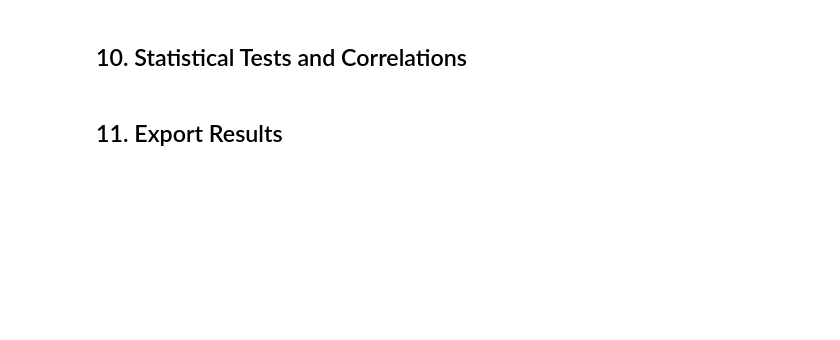
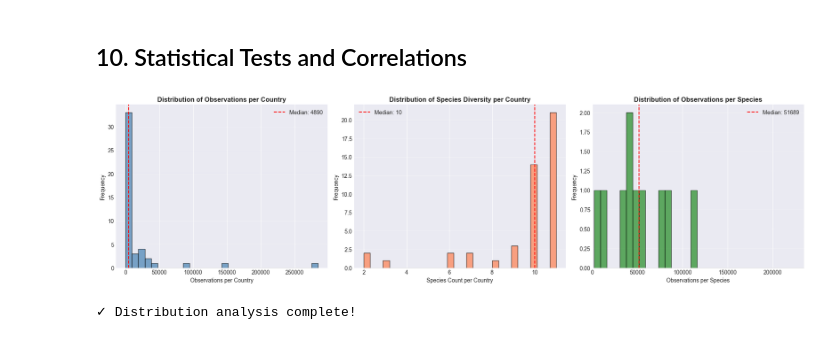
Before and after one commit to Miaaaac/ceu-ds-project-groupB-2026, a Jupyter notebook: ebird/migra_european_bird_analysis.ipynb, the cells around one changed output. Drawn from its saved outputs; the diff is of its cells as text; code cells hidden in the pictures; blank space fills up the shorter version.

```diff
--- a/ebird/migra_european_bird_analysis.ipynb
+++ b/ebird/migra_european_bird_analysis.ipynb
@@ -468,15 +467,15 @@ Country Code           Country Name  Total Observations  Unique Species  Unique
 ## 5. Species Analysis
 # %%
 # Species statistics
-species_stats = combined_df.groupby(['speciesCode', 'comName', 'sciName']).agg({
-    'obsId': 'count',
-    'countryCode': 'nunique',
-    'locId': 'nunique',
+species_stats = combined_df.groupby(['COMMON NAME', 'SCIENTIFIC NAME']).agg({
+    'SAMPLING EVENT IDENTIFIER': 'count',
+    'COUNTRY CODE': 'nunique',
+    'STATE CODE': 'nunique',
     'howMany': lambda x: x.sum() if x.notna().any() else 0
 }).reset_index()
 
-species_stats.columns = ['Species Code', 'Common Name', 'Scientific Name',
-                        'Total Observations', 'Countries Found', 'Locations', 'Total Count']
+species_stats.columns = ['Common Name', 'Scientific Name',
+                        'Total Observations', 'Countries Found', 'States Found', 'Total Count']
 
 species_stats = species_stats.sort_values('Total Observations', ascending=False)
 
@@ -2018,35 +1967,36 @@ axes[0].set_xlabel('Observations per Country')
 axes[0].set_ylabel('Frequency')
 axes[0].set_title('Distribution of Observations per Country', fontweight='bold')
 axes[0].axvline(country_stats['Total Observations'].median(), color='red',
                    linestyle='--', label=f'Median: {country_stats["Total Observations"].median():.0f}')
 axes[0].legend()
 axes[0].grid(axis='y', alpha=0.3)
 
 # 2. Distribution of species per country
-axes[1].hist(country_stats['Species Count'], bins=30, color='coral', alpha=0.7, edgecolor='black')
+axes[1].hist(country_stats['Unique Species'], bins=30, color='coral', alpha=0.7, edgecolor='black')
 axes[1].set_xlabel('Species Count per Country')
 axes[1].set_ylabel('Frequency')
 axes[1].set_title('Distribution of Species Diversity per Country', fontweight='bold')
-axes[1].axvline(country_stats['Species Count'].median(), color='red',
-                   linestyle='--', label=f'Median: {country_stats["Species Count"].median():.0f}')
+axes[1].axvline(country_stats['Unique Species'].median(), color='red',
+                   linestyle='--', label=f'Median: {country_stats["Unique Species"].median():.0f}')
 axes[1].legend()
 axes[1].grid(axis='y', alpha=0.3)
 
 # 3. Distribution of observations per species
 axes[2].hist(species_stats['Total Observations'], bins=50, color='forestgreen', alpha=0.7, edgecolor='black')
 axes[2].set_xlabel('Observations per Species')
 axes[2].set_ylabel('Frequency')
 axes[2].set_title('Distribution of Observations per Species', fontweight='bold')
 axes[2].set_xlim(0, species_stats['Total Observations'].quantile(0.95))
 axes[2].axvline(species_stats['Total Observations'].median(), color='red',
                    linestyle='--', label=f'Median: {species_stats["Total Observations"].median():.0f}')
 axes[2].legend()
 axes[2].grid(axis='y', alpha=0.3)
 
 plt.tight_layout()
 plt.savefig('distribution_analysis.png', dpi=300, bbox_inches='tight')
 plt.show()
 
 print("✓ Distribution analysis complete!")
+# %% [output]
+[figure, added]
+✓ Distribution analysis complete!
-# %% [markdown]
-## 11. Export Results
```
Also changed, not shown: parts of 21 cells of this notebook, 4 other files.
